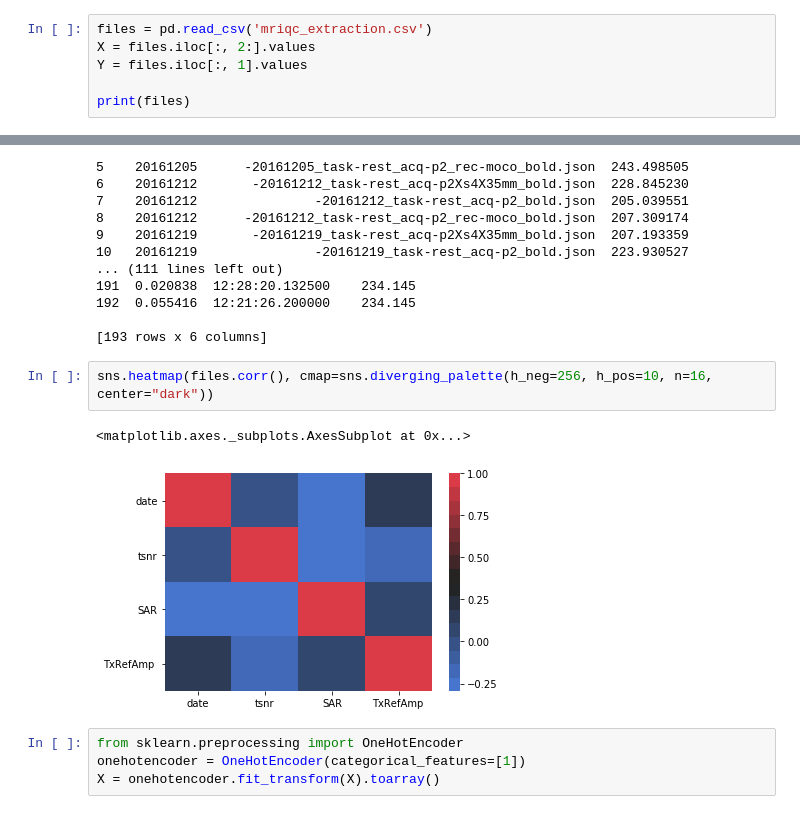
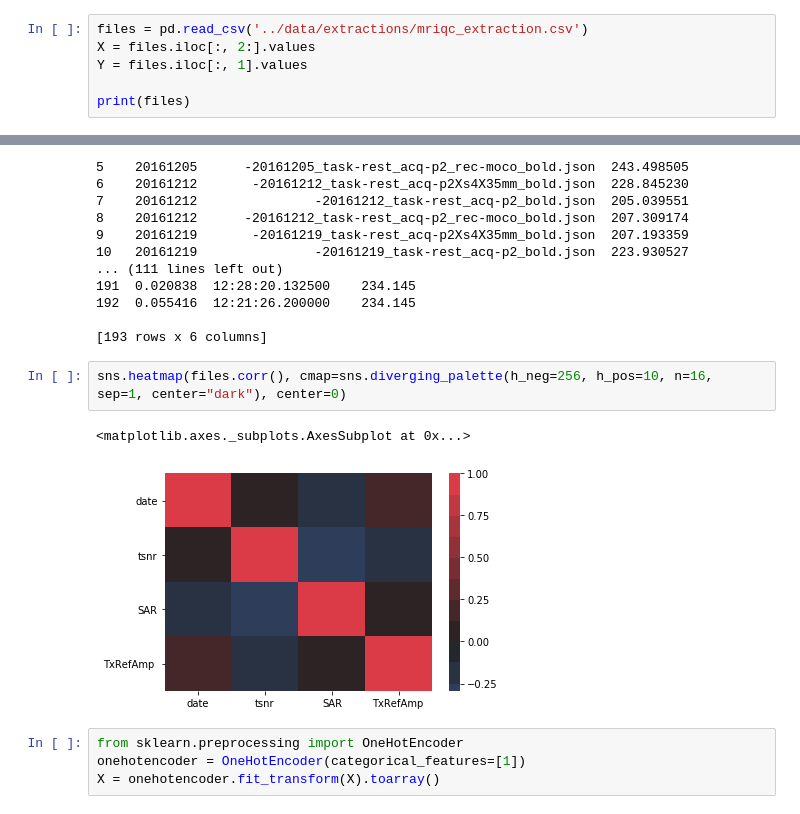
Before and after one commit to proj-nuisance/nuisance, a Jupyter notebook: ipy/regression.py.ipynb, the cells around one changed output, grey strips where cells are left out. Drawn from its saved outputs; the diff is of its cells as text.

Commit message:
new extractions and heatmap

```diff
--- a/ipy/regression.py.ipynb
+++ b/ipy/regression.py.ipynb
@@ -5,7 +5,7 @@ import pandas as pd
 import seaborn as sns
 %matplotlib inline
 # %%
-files = pd.read_csv('mriqc_extraction.csv')
+files = pd.read_csv('../data/extractions/mriqc_extraction.csv')
 X = files.iloc[:, 2:].values
 Y = files.iloc[:, 1].values
 
@@ -29,10 +29,10 @@ print(files)
 
 [193 rows x 6 columns]
 # %%
-sns.heatmap(files.corr(), cmap=sns.diverging_palette(h_neg=256, h_pos=10, n=16, center="dark"))
+sns.heatmap(files.corr(), cmap=sns.diverging_palette(h_neg=256, h_pos=10, n=16, sep=1, center="dark"), center=0)
 # %% [output]
 <matplotlib.axes._subplots.AxesSubplot at 0x...>
-[figure, old version]
+[figure, new version]
 # %%
 from sklearn.preprocessing import OneHotEncoder
 onehotencoder = OneHotEncoder(categorical_features=[1])
```
